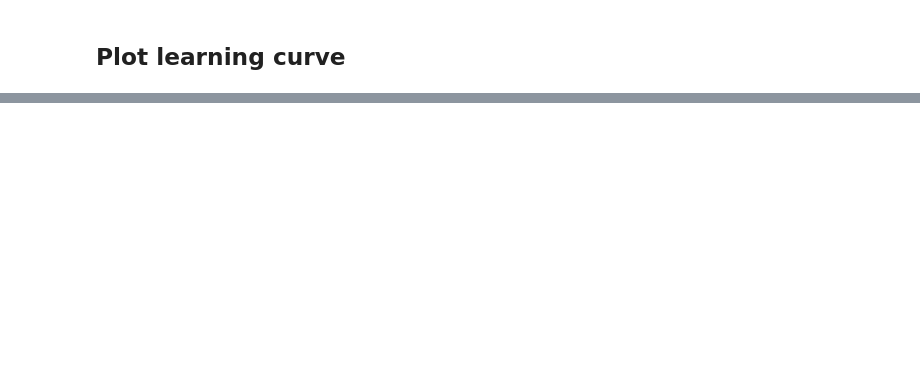
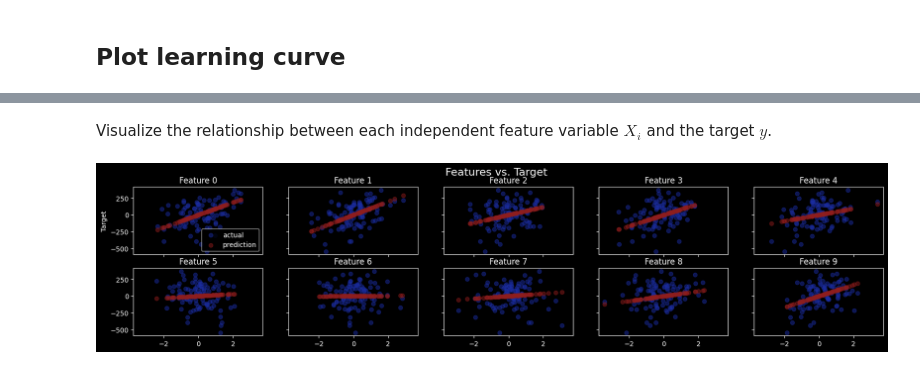
Before and after one commit to rparkr/ml-projects, a Jupyter notebook: gradient_descent.ipynb, the cells around one changed output, grey strips where cells are left out. Cells and saved outputs as stored; diff of their text form; code cells hidden in the pictures; blank space fills up the shorter version.

```diff
--- a/gradient_descent.ipynb
+++ b/gradient_descent.ipynb
@@ -219,0 +228,21 @@ plt.show()
+# %% [markdown]
+Visualize the relationship between each independent feature variable $X_i$ and the target $y$.
+# %%
+# Plot the data set
+fig, axs = plt.subplots(nrows=2, ncols=5, sharex=True, sharey=True, figsize=(20, 4))
+
+for n, ax in enumerate(axs.flatten()):
+    # Actual samples
+    ax.scatter(X[:, n], y, alpha=0.5, color='#1c2ea3', label='actual')
+    # Predictions
+    y_hat = np.dot(X[:, n], weights[n]) + bias
+    ax.scatter(X[:, n], y_hat, alpha=0.5, color='#8f1e1e', label='prediction')
+    if n == 0:
+        ax.legend()
+        ax.set_ylabel(f"Target")
+    ax.set_title(f"Feature {n}")
+
+plt.suptitle('Features vs. Target', fontsize=16)
+plt.show()
+# %% [output]
+[figure, added]
```
Also changed, not shown: parts of 8 cells of this notebook.
